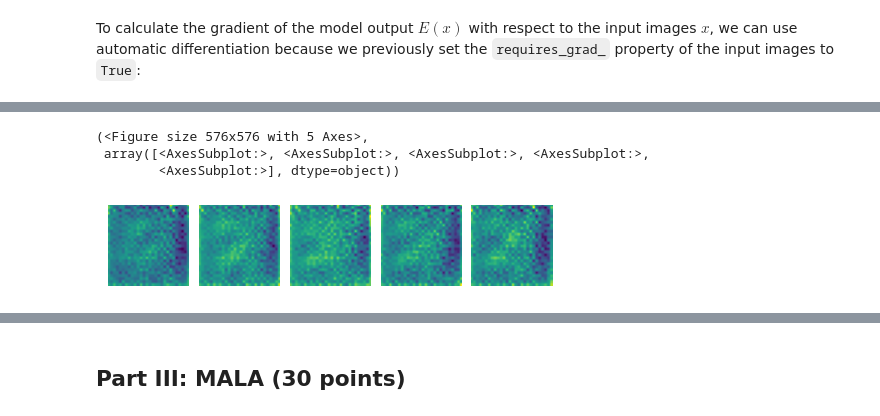
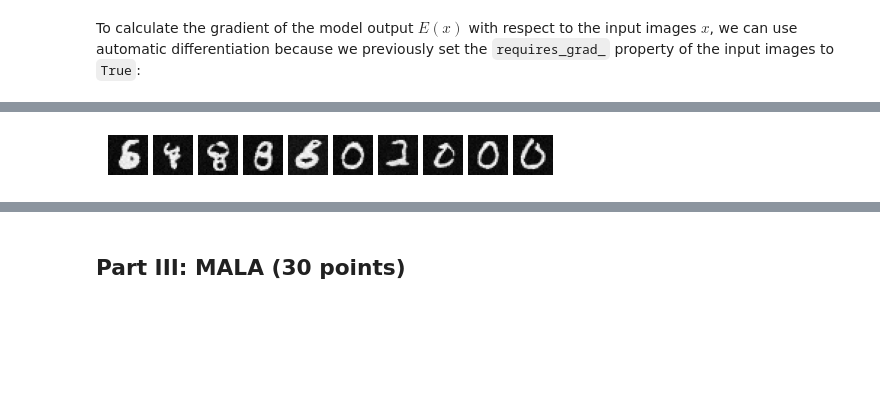
Before and after one commit to adidigit/statistical_methods_in_ip, a Jupyter notebook: HW2/HW2_Spring2022_Langevin_Dynamics_and_EBMs.ipynb, the cells around one changed output, grey strips where cells are left out. Saved outputs shown, nothing was run; the diff lists cells and outputs as text; code cells hidden in the pictures; blank space fills up the shorter version.

```diff
--- a/HW2/HW2_Spring2022_Langevin_Dynamics_and_EBMs.ipynb
+++ b/HW2/HW2_Spring2022_Langevin_Dynamics_and_EBMs.ipynb
@@ -347,7 +354,7 @@ def ld_on_ebm(K,sqrt_two_eps):
         # run the model: input the images x, getting as output their estimated energy E(x)
         energy = ebm(x_k)
         # calculates the gradient of the model: grad(E(x)) with respect to x.
-        grad = torch.autograd.grad(energy.sum(), x_k)[0]
+        grad = -torch.autograd.grad(energy.sum(), x_k)[0]
         x_k = x_k + sqrt_two_eps**2/2*grad + sqrt_two_eps * norm.sample((n_imgs,1))
         if (k%100 == 0):
             print('iteration {0} completed'.format(k))
@@ -430,13 +435,12 @@ def tensors_as_images(
         axes_flat[j].axis("off")
 
     return fig, axes
-# %%
-x_k = x_k.detach()
-tensors_as_images(x_k[0:5])
-# %% [output]
-(<Figure size 576x576 with 5 Axes>,
- array([<AxesSubplot:>, <AxesSubplot:>, <AxesSubplot:>, <AxesSubplot:>,
-        <AxesSubplot:>], dtype=object))
-[figure, removed]
+# %%
+# Task 5
+x_k = ld_on_ebm(K=2000,sqrt_two_eps=2/256)
+x_k = x_k.detach()
+ax = tensors_as_images(x_k[0:10],cmap='gray')
+# %% [output]
+[figure, added]
 # %%
 #Task 6
```
Also changed, not shown: parts of 14 cells of this notebook.
